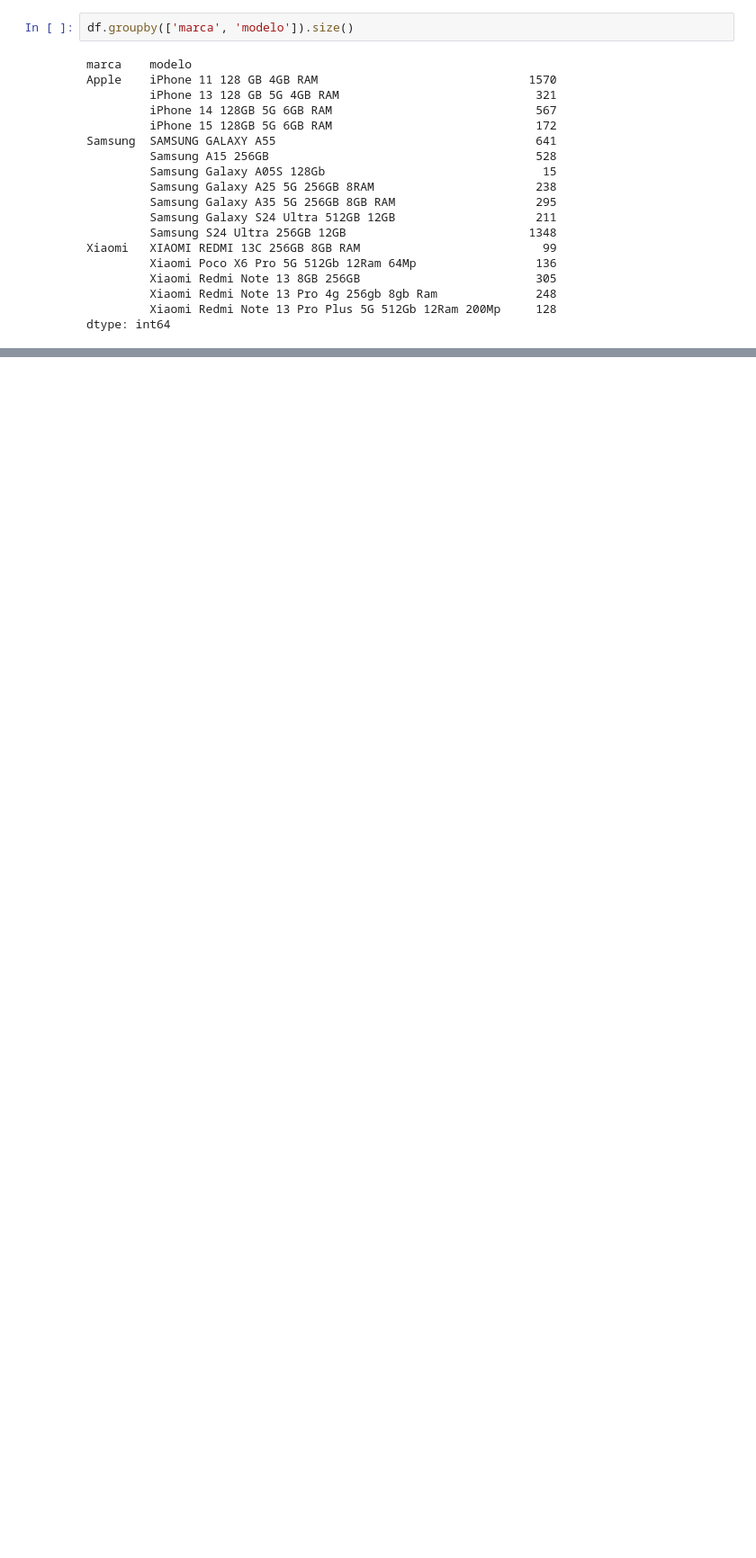
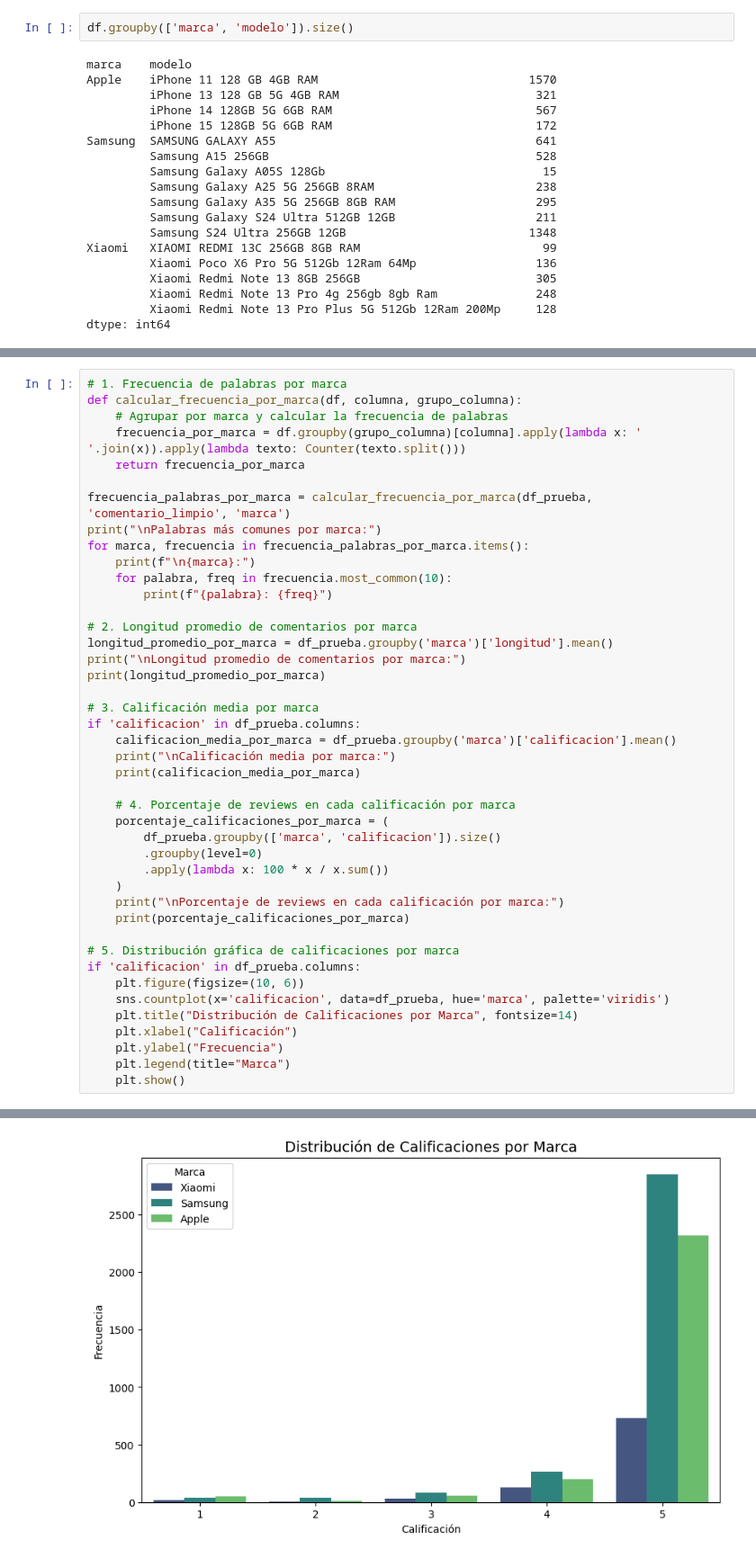
Before and after one commit to Juanpa21012/NLP-Sentiment-Analysis-of-Smartphone-Brands-Using-Web-Scrapping, a Jupyter notebook: Webscrapping/Testing-JP.ipynb, the cells around one changed output, grey strips where cells are left out. Shown at 90% size. Drawn from its saved outputs; the diff is of its cells as text; blank space fills up the shorter version.

```diff
--- a/Webscrapping/Testing-JP.ipynb
+++ b/Webscrapping/Testing-JP.ipynb
@@ -326,0 +701,44 @@ No se realizaron correcciones en los comentarios.
+# %%
+# 1. Frecuencia de palabras por marca
+def calcular_frecuencia_por_marca(df, columna, grupo_columna):
+    # Agrupar por marca y calcular la frecuencia de palabras
+    frecuencia_por_marca = df.groupby(grupo_columna)[columna].apply(lambda x: ' '.join(x)).apply(lambda texto: Counter(texto.split()))
+    return frecuencia_por_marca
+
+frecuencia_palabras_por_marca = calcular_frecuencia_por_marca(df_prueba, 'comentario_limpio', 'marca')
+print("\nPalabras más comunes por marca:")
+for marca, frecuencia in frecuencia_palabras_por_marca.items():
+    print(f"\n{marca}:")
+    for palabra, freq in frecuencia.most_common(10):
+        print(f"{palabra}: {freq}")
+
+# 2. Longitud promedio de comentarios por marca
+longitud_promedio_por_marca = df_prueba.groupby('marca')['longitud'].mean()
+print("\nLongitud promedio de comentarios por marca:")
+print(longitud_promedio_por_marca)
+
+# 3. Calificación media por marca
+if 'calificacion' in df_prueba.columns:
+    calificacion_media_por_marca = df_prueba.groupby('marca')['calificacion'].mean()
+    print("\nCalificación media por marca:")
+    print(calificacion_media_por_marca)
+
+    # 4. Porcentaje de reviews en cada calificación por marca
+    porcentaje_calificaciones_por_marca = (
+        df_prueba.groupby(['marca', 'calificacion']).size()
+        .groupby(level=0)
+        .apply(lambda x: 100 * x / x.sum())
+    )
+    print("\nPorcentaje de reviews en cada calificación por marca:")
+    print(porcentaje_calificaciones_por_marca)
+
+# 5. Distribución gráfica de calificaciones por marca
+if 'calificacion' in df_prueba.columns:
+    plt.figure(figsize=(10, 6))
+    sns.countplot(x='calificacion', data=df_prueba, hue='marca', palette='viridis')
+    plt.title("Distribución de Calificaciones por Marca", fontsize=14)
+    plt.xlabel("Calificación")
+    plt.ylabel("Frecuencia")
+    plt.legend(title="Marca")
+    plt.show()
+# %% [output]
@@ -326,0 +762 @@ No se realizaron correcciones en los comentarios.
+[figure, added]
```
Also changed, not shown: parts of 24 cells of this notebook, 6 other files.
